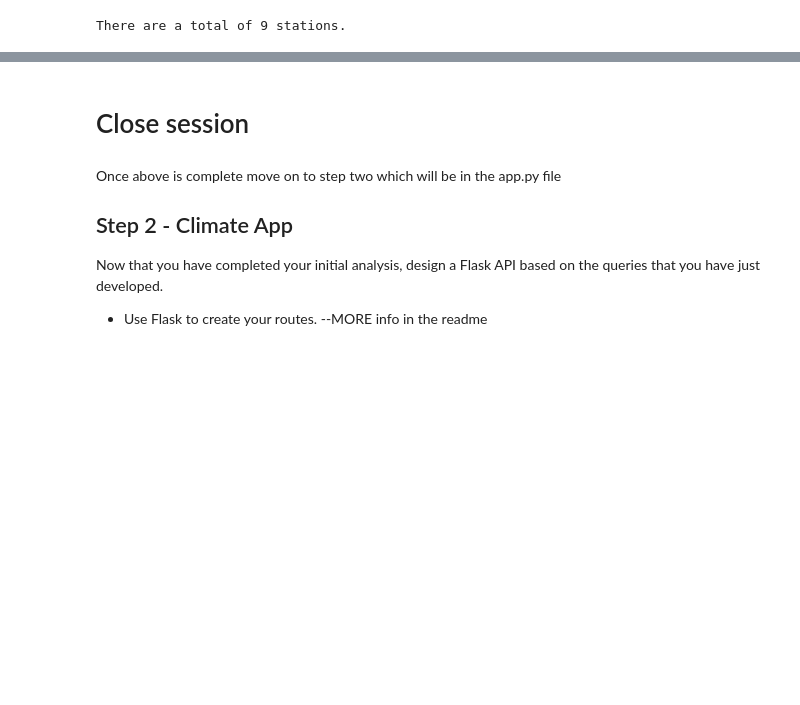
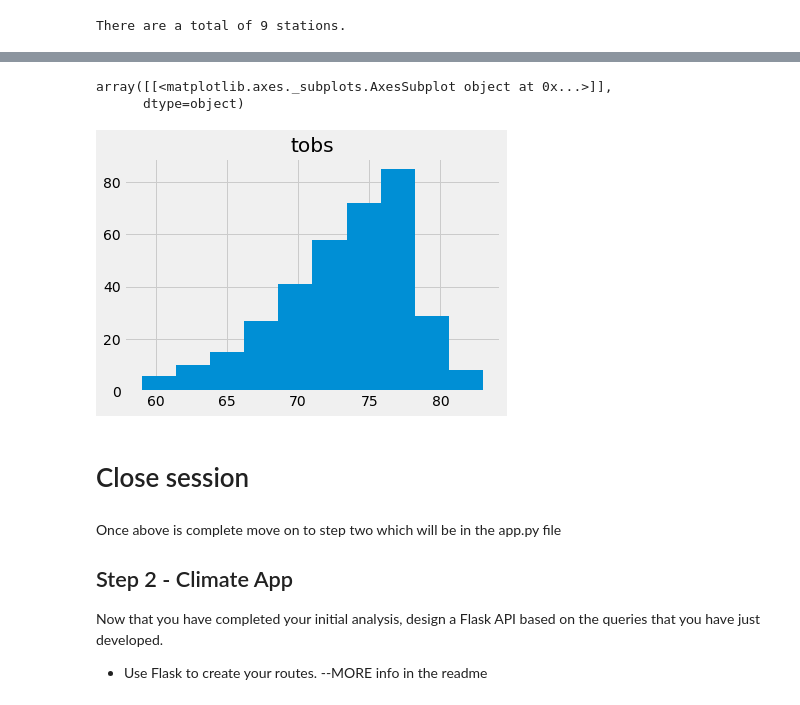
Before and after one commit to ic17rey/sqlalchemy-challenge, a Jupyter notebook: climate.ipynb, the cells around one changed output, grey strips where cells are left out. Drawn from its saved outputs; the diff is of its cells as text; code cells hidden in the pictures; blank space fills up the shorter version.

```diff
--- a/climate.ipynb
+++ b/climate.ipynb
@@ -297,6 +365,14 @@ There are a total of 9 stations.
 # %%
 # Using the most active station id
 # Query the last 12 months of temperature observation data for this station and plot the results as a histogram
+result = session.query(Measurement.tobs).filter((Measurement.date > year_prior)&
+                                                (Measurement.station == 'USC00519281')).all()
+pd.DataFrame(result).hist()
+plt.show()
+# %% [output]
+array([[<matplotlib.axes._subplots.AxesSubplot object at 0x...>]],
+      dtype=object)
+[figure, added]
 # %% [markdown]
 # Close session
 # %%
```
Also changed, not shown: parts of 11 cells of this notebook.
